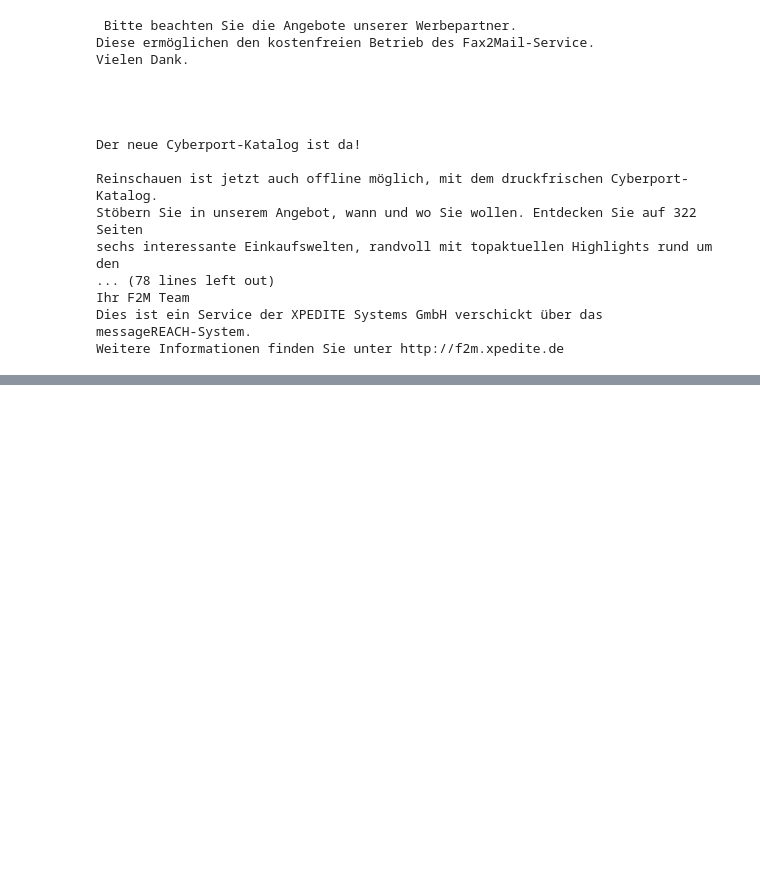
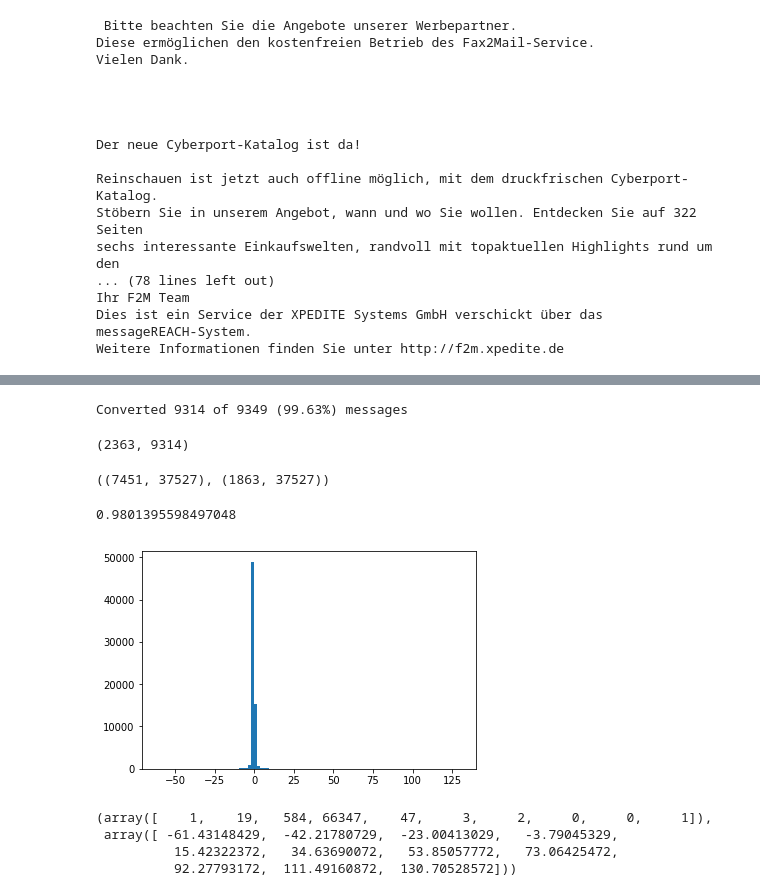
Before and after one commit to anton-dergunov/ml-playground, a Jupyter notebook: spam_classifier.ipynb, the cells around one changed output, grey strips where cells are left out. Cells and saved outputs as stored; diff of their text form; code cells hidden in the pictures; blank space fills up the shorter version.

```diff
--- a/spam_classifier.ipynb
+++ b/spam_classifier.ipynb
@@ -121,0 +238,17 @@ Weitere Informationen finden Sie unter http://f2m.xpedite.de
+# %%
+%%time
+
+import sys
+
+text_corpus = []
+y = []
+
+for i, class_name in enumerate(["ham", "spam"]):
+    for j, msg in enumerate(data[class_name]):
+        try:
+            text = clean_text(extract_text_from_msg(msg))
+        except:
+            print("Failed to parse data['{}'][{}], skipping".format(class_name, j), file=sys.stderr)
+        else:
+            text_corpus.append(text)
+            y.append(i)
@@ -121,0 +275,53 @@ Weitere Informationen finden Sie unter http://f2m.xpedite.de
+# %%
+after = len(y)
+before = len(data["ham"]) + len(data["spam"])
+print("Converted {} of {} ({:.2f}%) messages".format(after, before, 100.0 * after / before))
+# %% [output]
+Converted 9314 of 9349 (99.63%) messages
+# %%
+spam_msg_count = sum(y)
+spam_msg_count, len(y)
+# %% [output]
+(2363, 9314)
+# %%
+from sklearn.model_selection import train_test_split
+
+text_train, text_test, y_train, y_test = train_test_split(text_corpus, y, test_size=0.2, random_state=42)
+# %%
+from sklearn.feature_extraction.text import CountVectorizer
+
+vectorizer = CountVectorizer()
+X_train = vectorizer.fit_transform(text_train)
+X_test = vectorizer.transform(text_test)
+# %%
+X_train.shape, X_test.shape
+# %% [output]
+((7451, 37527), (1863, 37527))
+# %%
+from sklearn import linear_model
+import numpy as np
+
+np.random.seed(42)
+
+clf = linear_model.SGDClassifier()
+clf.fit(X_train, y_train)
+
+clf.score(X_test, y_test)
+# %% [output]
+0.9801395598497048
+# %%
+import matplotlib.pyplot as plt
+%matplotlib inline
+
+plt.hist(clf.coef_.flatten(), bins=100);
+# %% [output]
+[figure, added]
+# %%
+import numpy as np
+
+np.histogram(clf.coef_.flatten())
+# %% [output]
+(array([    1,    19,   584, 66347,    47,     3,     2,     0,     0,     1]),
+ array([ -61.43148429,  -42.21780729,  -23.00413029,   -3.79045329,
+          15.42322372,   34.63690072,   53.85057772,   73.06425472,
+          92.27793172,  111.49160872,  130.70528572]))
```
Also changed, not shown: parts of 20 cells of this notebook.
